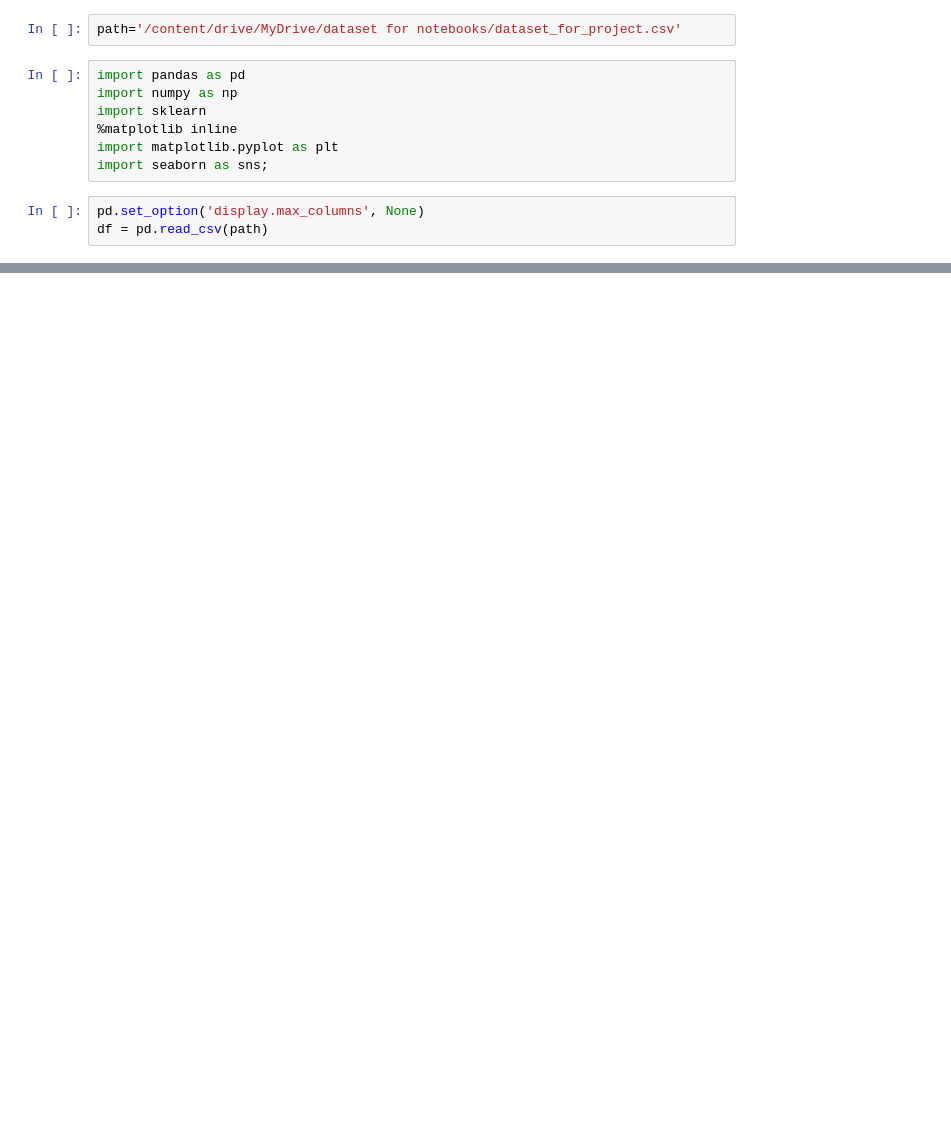
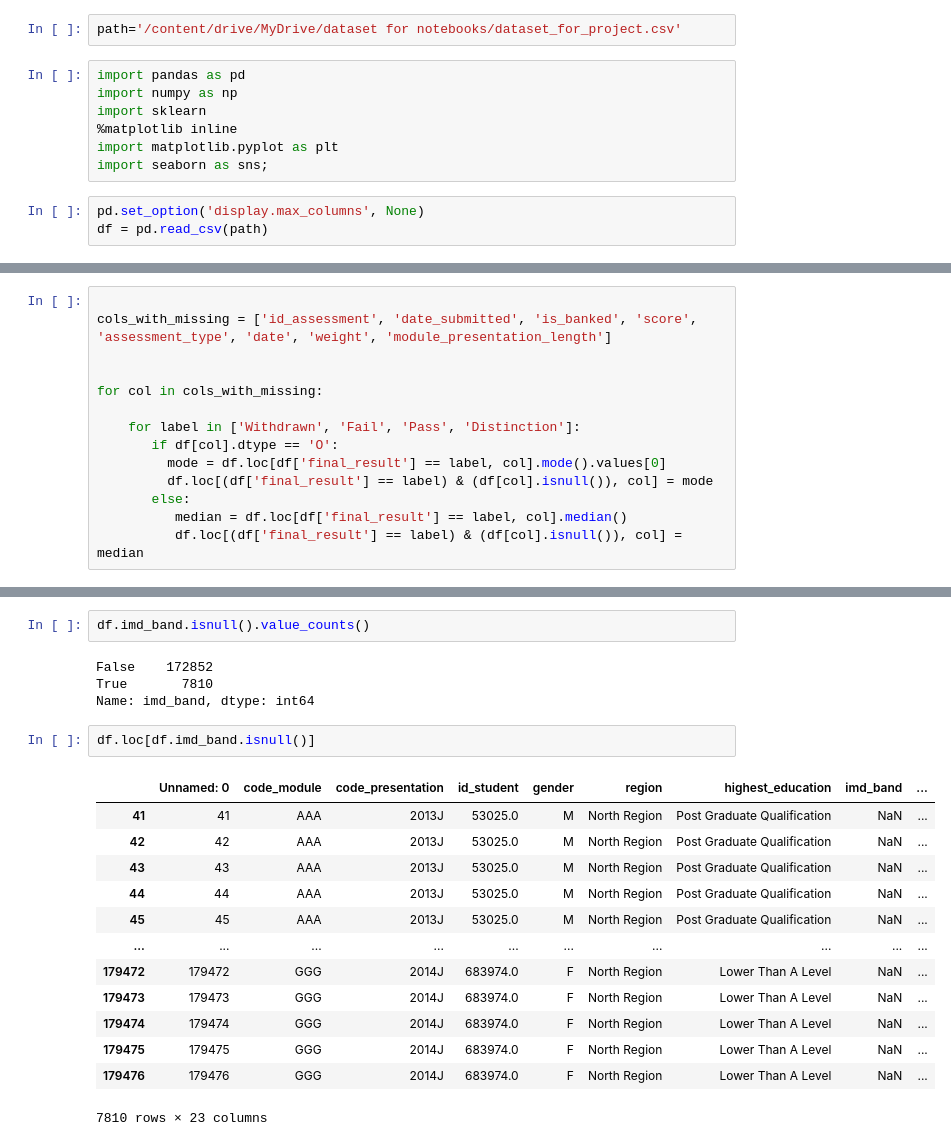
Before and after one commit to SnehaDharne/LearningAnalytics, a Jupyter notebook: OULADDatasetPreprocessing.ipynb, the cells around one changed output, grey strips where cells are left out. Drawn from its saved outputs; the diff is of its cells as text; blank space fills up the shorter version.

```diff
--- a/OULADDatasetPreprocessing.ipynb
+++ b/OULADDatasetPreprocessing.ipynb
@@ -106,0 +129,14 @@ sns.countplot(x='imd_band',data=df.loc[df['highest_education']=='Post Graduate Q
+# %%
+
+cols_with_missing = ['id_assessment', 'date_submitted', 'is_banked', 'score', 'assessment_type', 'date', 'weight', 'module_presentation_length']
+
+
+for col in cols_with_missing:
+
+    for label in ['Withdrawn', 'Fail', 'Pass', 'Distinction']:
+       if df[col].dtype == 'O':
+         mode = df.loc[df['final_result'] == label, col].mode().values[0]
+         df.loc[(df['final_result'] == label) & (df[col].isnull()), col] = mode
+       else:
+          median = df.loc[df['final_result'] == label, col].median()
+          df.loc[(df['final_result'] == label) & (df[col].isnull()), col] = median
@@ -106,0 +281,22 @@ sns.countplot(x='imd_band',data=df.loc[df['highest_education']=='Post Graduate Q
+# %%
+df.imd_band.isnull().value_counts()
+# %% [output]
+False    172852
+True       7810
+Name: imd_band, dtype: int64
+# %%
+df.loc[df.imd_band.isnull()]
+# %% [output]
+|  | Unnamed: 0 | code_module | code_presentation | id_student | gender | region | highest_education | imd_band | ... |
+| 41 | 41 | AAA | 2013J | 53025.0 | M | North Region | Post Graduate Qualification | NaN | ... |
+| 42 | 42 | AAA | 2013J | 53025.0 | M | North Region | Post Graduate Qualification | NaN | ... |
+| 43 | 43 | AAA | 2013J | 53025.0 | M | North Region | Post Graduate Qualification | NaN | ... |
+| 44 | 44 | AAA | 2013J | 53025.0 | M | North Region | Post Graduate Qualification | NaN | ... |
+| 45 | 45 | AAA | 2013J | 53025.0 | M | North Region | Post Graduate Qualification | NaN | ... |
+| ... | ... | ... | ... | ... | ... | ... | ... | ... | ... |
+| 179472 | 179472 | GGG | 2014J | 683974.0 | F | North Region | Lower Than A Level | NaN | ... |
+| 179473 | 179473 | GGG | 2014J | 683974.0 | F | North Region | Lower Than A Level | NaN | ... |
+| 179474 | 179474 | GGG | 2014J | 683974.0 | F | North Region | Lower Than A Level | NaN | ... |
+| 179475 | 179475 | GGG | 2014J | 683974.0 | F | North Region | Lower Than A Level | NaN | ... |
+| 179476 | 179476 | GGG | 2014J | 683974.0 | F | North Region | Lower Than A Level | NaN | ... |
+7810 rows × 23 columns
```
Also changed, not shown: parts of 53 cells of this notebook.
